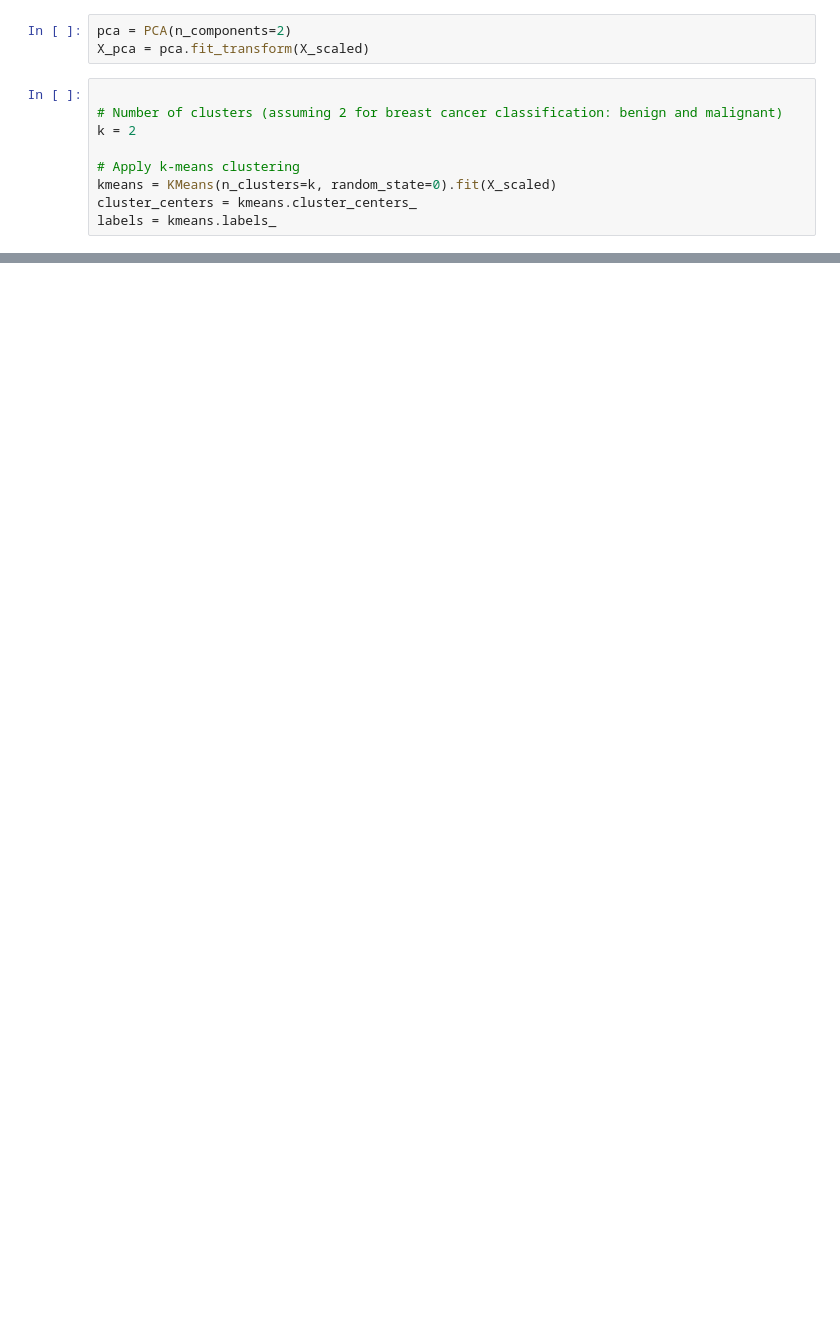
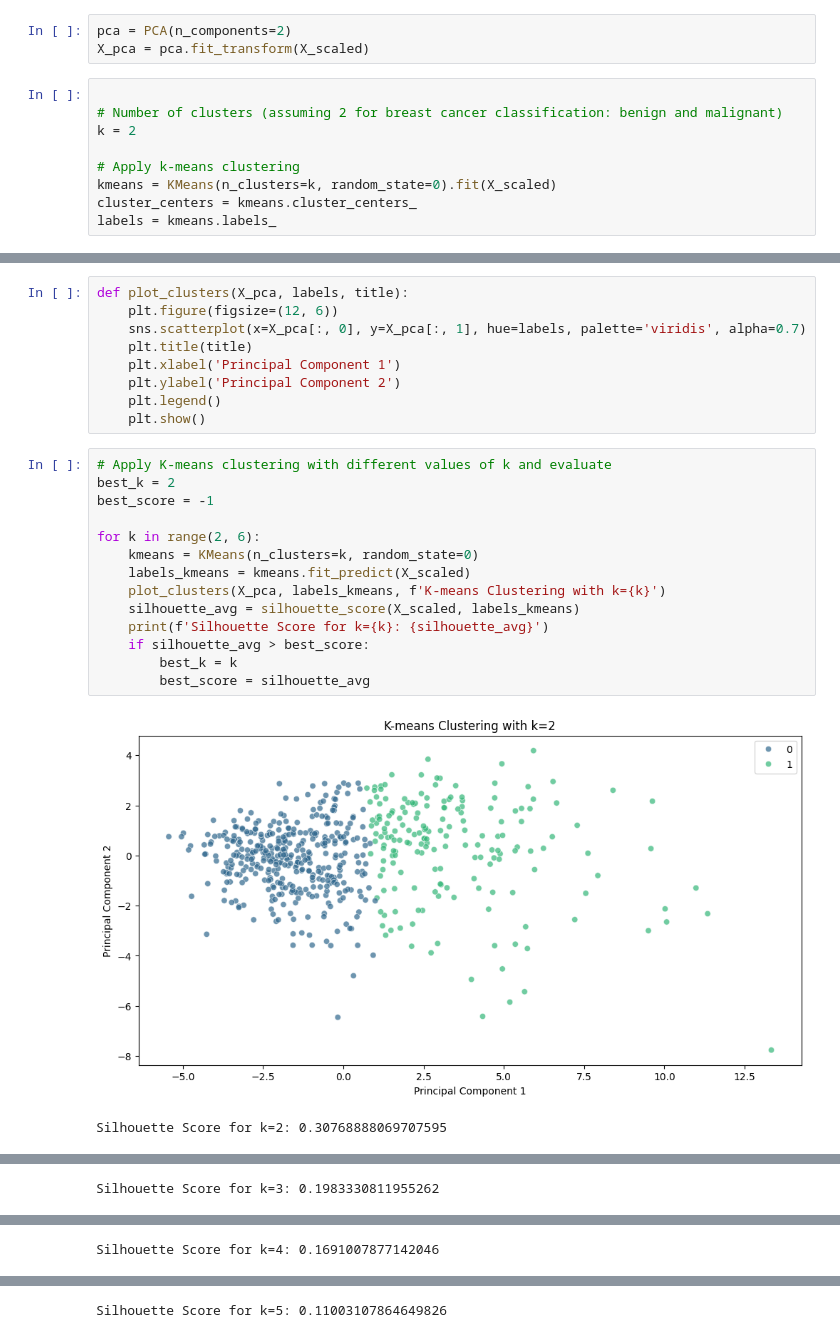
Before and after one commit to Theo951/Breast-cancer-classification, a Jupyter notebook: cancer_analysis.ipynb, the cells around one changed output, grey strips where cells are left out. Saved outputs shown, nothing was run; the diff lists cells and outputs as text; blank space fills up the shorter version.

```diff
--- a/cancer_analysis.ipynb
+++ b/cancer_analysis.ipynb
@@ -105,0 +126,26 @@ plt.show()
+# %%
+def plot_clusters(X_pca, labels, title):
+    plt.figure(figsize=(12, 6))
+    sns.scatterplot(x=X_pca[:, 0], y=X_pca[:, 1], hue=labels, palette='viridis', alpha=0.7)
+    plt.title(title)
+    plt.xlabel('Principal Component 1')
+    plt.ylabel('Principal Component 2')
+    plt.legend()
+    plt.show()
+# %%
+# Apply K-means clustering with different values of k and evaluate
+best_k = 2
+best_score = -1
+
+for k in range(2, 6):
+    kmeans = KMeans(n_clusters=k, random_state=0)
+    labels_kmeans = kmeans.fit_predict(X_scaled)
+    plot_clusters(X_pca, labels_kmeans, f'K-means Clustering with k={k}')
+    silhouette_avg = silhouette_score(X_scaled, labels_kmeans)
+    print(f'Silhouette Score for k={k}: {silhouette_avg}')
+    if silhouette_avg > best_score:
+        best_k = k
+        best_score = silhouette_avg
+# %% [output]
+[figure, added]
+Silhouette Score for k=2: 0.30768888069707595
@@ -105,0 +153 @@ plt.show()
+Silhouette Score for k=3: 0.1983330811955262
@@ -105,0 +155 @@ plt.show()
+Silhouette Score for k=4: 0.1691007877142046
@@ -105,0 +157 @@ plt.show()
+Silhouette Score for k=5: 0.11003107864649826
```
Also changed, not shown: parts of 9 cells of this notebook, 2 other files.
